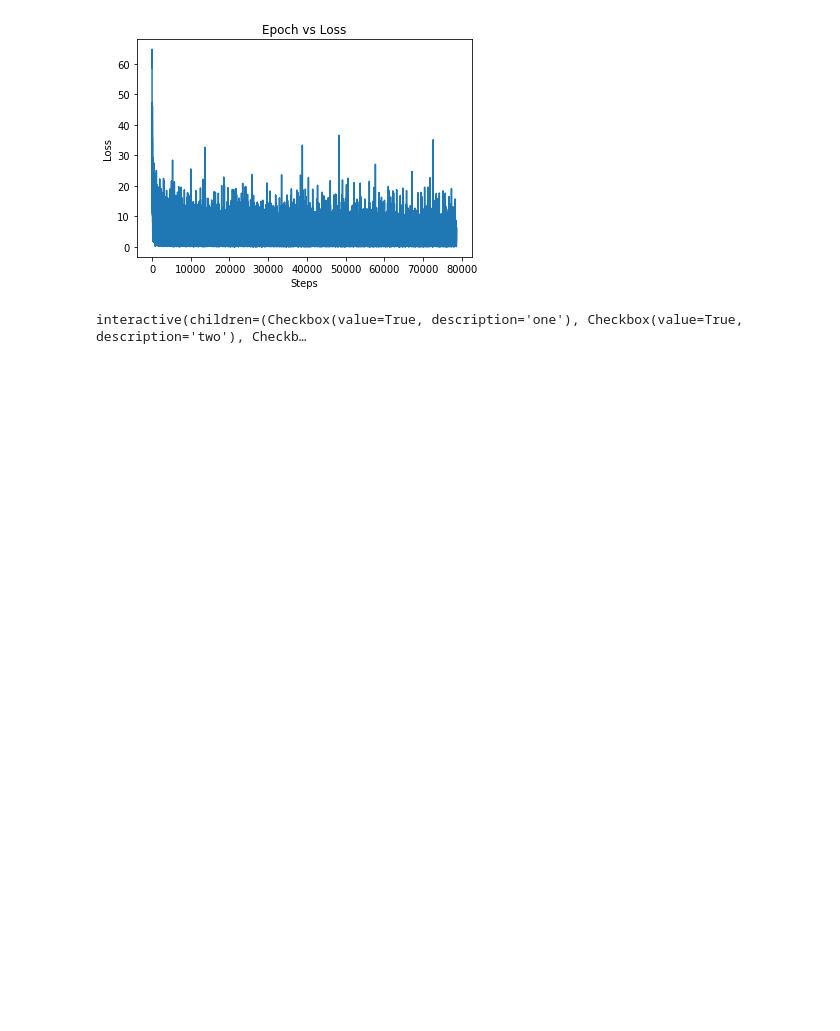
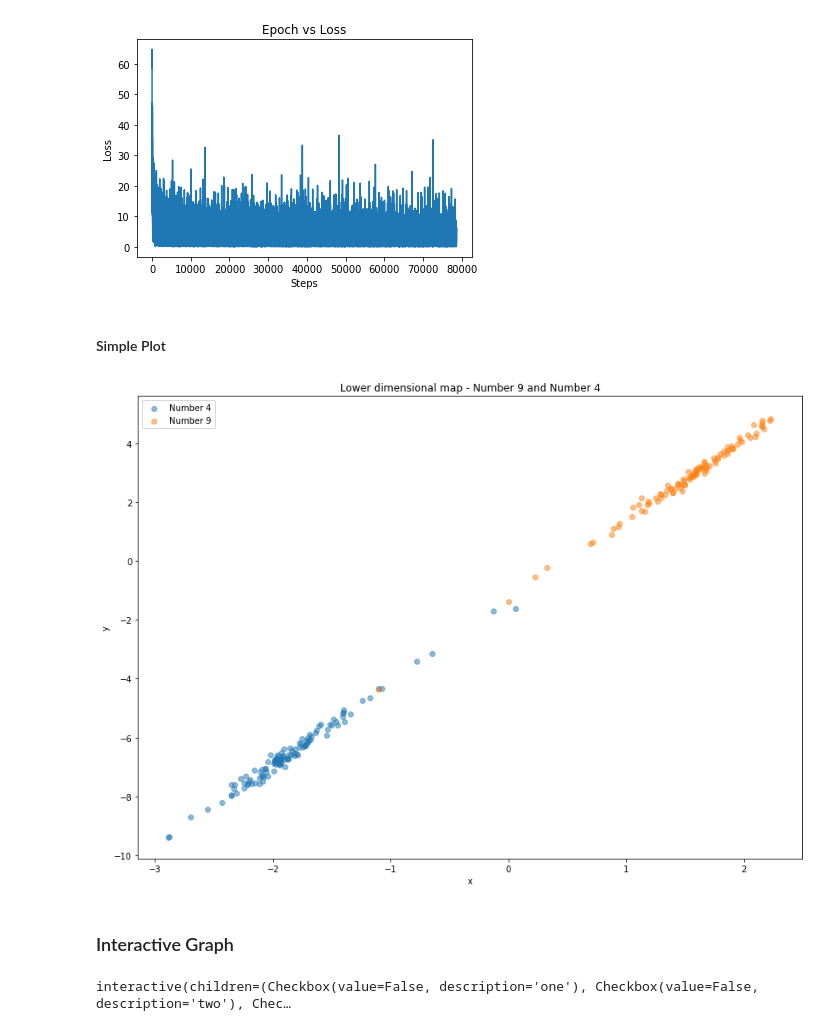
Before and after one commit to Ravisutha/DrLim, a Jupyter notebook: drlim.ipynb, the cells around one changed output. Cells and saved outputs as stored; diff of their text form; code cells hidden in the pictures; blank space fills up the shorter version.

Commit message:
Add static image

```diff
--- a/drlim.ipynb
+++ b/drlim.ipynb
@@ -275,11 +275,11 @@ for i in range(10):
     data_x.append(out[:, 0])
     data_y.append(out[:, 1])
 # %%
-def plot_graphs(one=True, two=True,
-                three=True, four=True,
-                five=True, six=True,
-                seven=True, eight=True,
-                nine=True, zero=True):
+def plot_graphs(one=False, two=False,
+                three=False, four=True,
+                five=False, six=False,
+                seven=False, eight=False,
+                nine=True, zero=False):
 
     global data_x, data_y
     plt.figure(figsize=(14, 10))
@@ -297,9 +297,17 @@ def plot_graphs(one=True, two=True,
     plt.ylabel("y")
     plt.legend()
     plt.show()
+# %% [markdown]
+#### Simple Plot
+# %%
+plot_graphs(nine=True, four=True)
+# %% [output]
+[figure, added]
+# %% [markdown]
+### Interactive Graph
 # %%
 w = interactive(plot_graphs)
 # %%
 display(w)
 # %% [output]
-interactive(children=(Checkbox(value=True, description='one'), Checkbox(value=True, description='two'), Checkb…
+interactive(children=(Checkbox(value=False, description='one'), Checkbox(value=False, description='two'), Chec…
```
